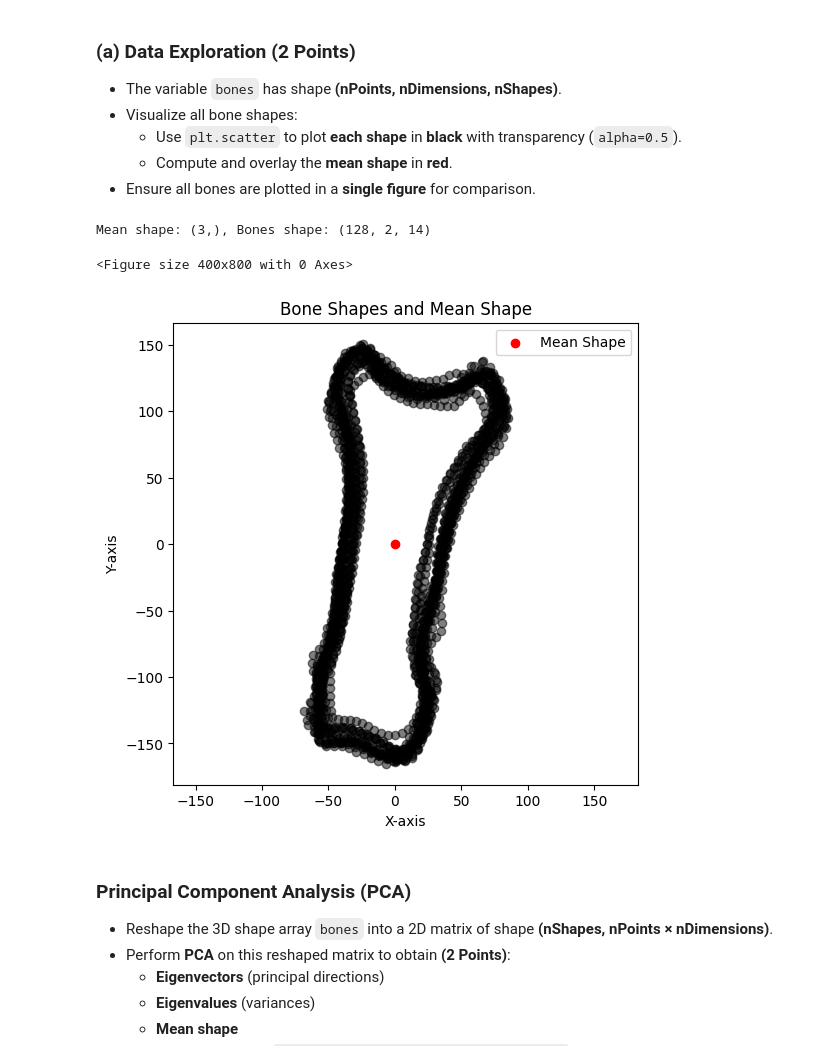
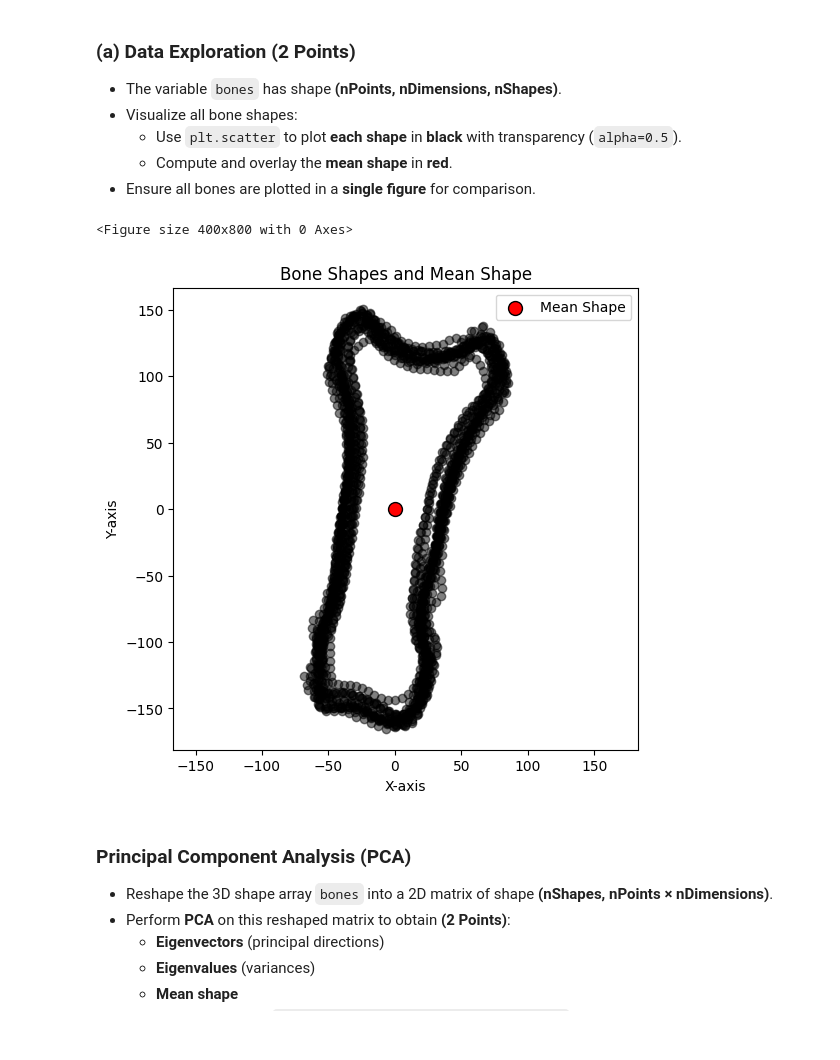
Before and after one commit to nikoczernin/MedicalAnalysis1, a Jupyter notebook: assignment1/notebook.ipynb, the cells around one changed output. Drawn from its saved outputs; the diff is of its cells as text; code cells hidden in the pictures.

```diff
--- a/assignment1/notebook.ipynb
+++ b/assignment1/notebook.ipynb
@@ -430,30 +429,28 @@ Average reconstruction error for data3d: 0.3198
 # %%
 fig = plt.figure(figsize=(4, 8))
 
 # TODO: Compute mean shape
 mean_shape = np.mean(data3d, axis=0) # shape (nPoints, nDimensions)
 # bones: shape (nPoints, nDimensions, nShapes)
 nPoints, nDims, nShapes = bones.shape
-print(f"Mean shape: {mean_shape.shape}, Bones shape: {bones.shape}")
 
 # TODO: Plot all bone shapes into a single plot
 plt.figure(figsize=(6, 6))
 for i in range(nShapes):
-    plt.scatter(bones[:, 0, i], bones[:, 1, i], color='black', alpha=0.5)
+    plt.scatter(bones[:, 0, i], bones[:, 1, i], color='black', alpha=0.5)  # we plot each bone shape in black with some transparency as alpha 0.5
 
 
 # TODO: Plot mean shape in red in the sample plot as all other bones
-plt.scatter(mean_shape[0], mean_shape[1], color='red', label='Mean Shape')
+plt.scatter(mean_shape[0], mean_shape[1], color='red', label='Mean Shape', s=100, edgecolor='black')
 plt.title('Bone Shapes and Mean Shape')
 plt.xlabel('X-axis')
 plt.ylabel('Y-axis')
 plt.axis('equal')
 plt.legend()
 plt.show()
 # %% [output]
-Mean shape: (3,), Bones shape: (128, 2, 14)
+<Figure size 400x800 with 0 Axes>
-<Figure size 400x800 with 0 Axes>
-[figure, old version]
+[figure, new version]
 # %% [markdown]
 ### Principal Component Analysis (PCA)
 
```
Also changed, not shown: parts of 10 cells of this notebook.
